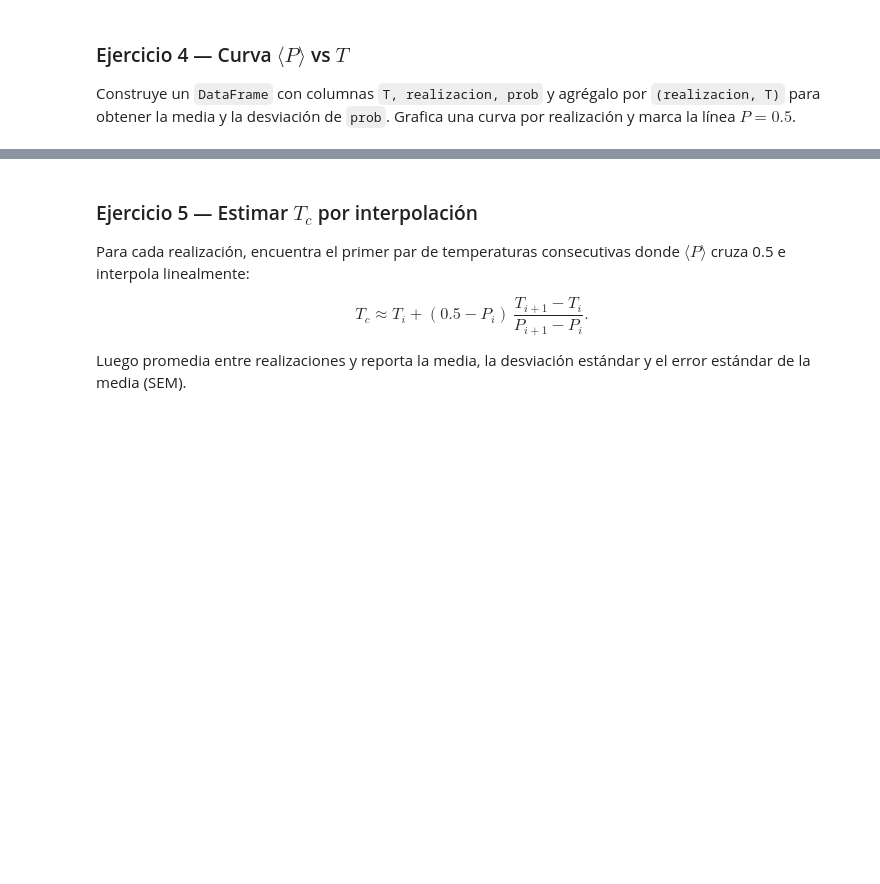
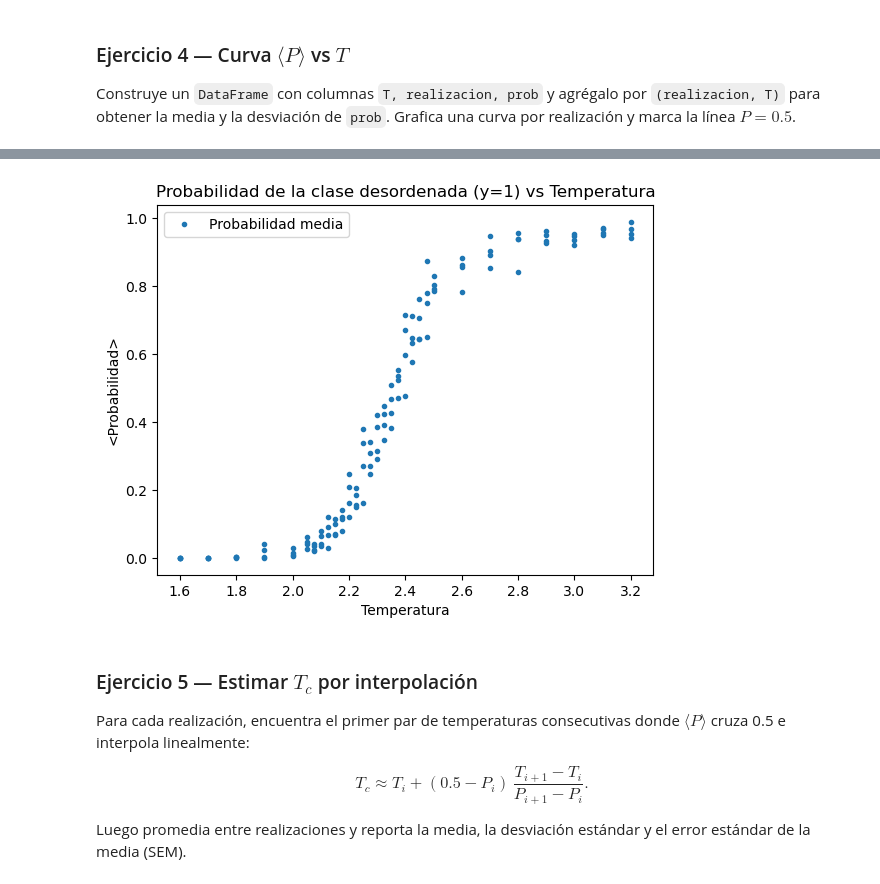
Before and after one commit to CienciaDatosUdea/005_CCA_Estudiantes, a Jupyter notebook: Laboratorios/07_cLab_TcEstudiante.ipynb, the cells around one changed output, grey strips where cells are left out. Saved outputs shown, nothing was run; the diff lists cells and outputs as text; code cells hidden in the pictures; blank space fills up the shorter version.

```diff
--- a/Laboratorios/07_cLab_TcEstudiante.ipynb
+++ b/Laboratorios/07_cLab_TcEstudiante.ipynb
@@ -273,3 +415,13 @@ NameError: name 'p1_tc' is not defined
+# %%
+# Realizar el grafico
+plt.title("Probabilidad de la clase desordenada (y=1) vs Temperatura")
+plt.xlabel("Temperatura")
+plt.ylabel("<Probabilidad>")
+plt.plot(resumen["T"], resumen["prob_media"], 'o', markersize=3,label="Probabilidad media")
+plt.legend()
+plt.show()
+# %% [output]
+[figure, added]
 # %% [markdown]
 ### Ejercicio 5 — Estimar $T_c$ por interpolación
 
```
Also changed, not shown: parts of 29 cells of this notebook, 1 other file.
